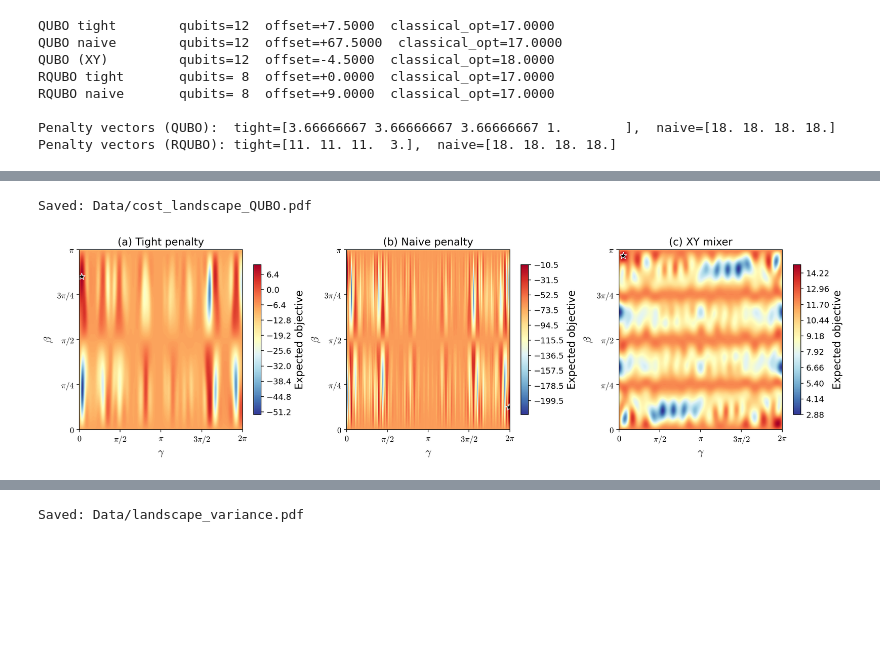
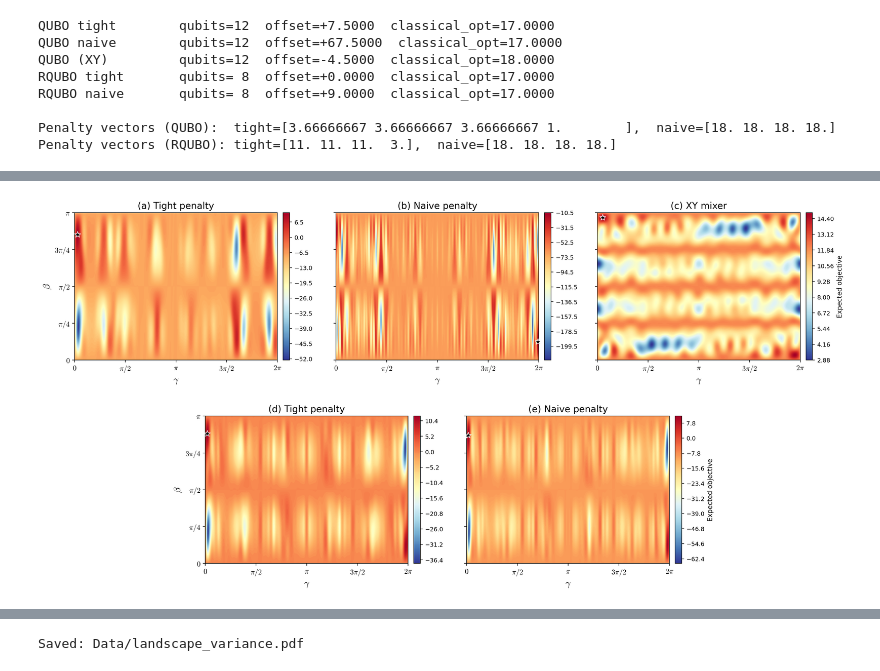
Before and after one commit to AdrianHarkness/Max_K_Cut, a Jupyter notebook: notebooks/experiments/cost_landscape.ipynb, the cells around one changed output, grey strips where cells are left out. Cells and saved outputs as stored; diff of their text form; code cells hidden in the pictures; blank space fills up the shorter version.

```diff
--- a/notebooks/experiments/cost_landscape.ipynb
+++ b/notebooks/experiments/cost_landscape.ipynb
@@ -2,6 +2,7 @@
 # --- Path setup ---
 import sys
 import os
+import pickle
 import warnings
 from pathlib import Path
 
@@ -43,12 +44,15 @@ from max_k_cut import (
     tight_rqubo_penalty, naive_rqubo_penalty,
     create_dicke_initial_state, create_ring_xy_mixer,
     plot_graph,
+    feasibility_mask_from_qp,
 )
 
 warnings.filterwarnings("ignore", category=DeprecationWarning)
 
 DATA_DIR = "Data"
 os.makedirs(DATA_DIR, exist_ok=True)
+LANDSCAPE_CACHE = os.path.join(DATA_DIR, "cost_landscape_cache.pkl")
 print("Data directory:", os.path.abspath(DATA_DIR))
+print("Landscape cache:", os.path.abspath(LANDSCAPE_CACHE))
 # %% [output]
 Data directory: /Users/hark469/Projects/max-k-cut/Max_K_Cut/notebooks/experiments/Data
@@ -59,8 +64,12 @@ GRID_RES = 1000                 # resolution per axis (100 × 100 grid)
 GAMMA_RANGE = (0, 2 * np.pi)  # phase-separation parameter range
 BETA_RANGE  = (0, np.pi)      # mixer parameter range
 
-CONTOUR_LEVELS = 200            # number of contour levels in filled plots
+CONTOUR_LEVELS = 150            # number of contour levels in filled plots
 CMAP = "RdYlBu_r"             # diverging colormap: red (high) to blue (low)
+
+# CVaR landscapes: alpha = probability mass on best outcomes (max objective); 1 => expectation
+CVAR_ALPHA = 0.25
+FORCE_RECOMPUTE_CVAR = False  # set True to ignore CVaR cache
 # %%
 # ── Graph construction ──
 # 4-node weighted graph: outer triangle (weight M) + spokes to u~ (weight alpha)
@@ -256,34 +493,74 @@ QUBO (XY)         optimum at (γ=0.170, β=3.035)  value=14.8585  (classical=18.
 # %%
-# ── Figure 1: QUBO landscapes (tight penalty | naive penalty | XY mixer) ──
+# ── QUBO and RQUBO landscapes (two rows: 3 QUBO panels, 2 centered RQUBO panels) ──
 qubo_labels = ["QUBO tight", "QUBO naive", "QUBO (XY)"]
-panel_titles = ["(a) Tight penalty", "(b) Naive penalty", "(c) XY mixer"]
-
-fig, axes = plt.subplots(1, 3, figsize=(15, 4.2), constrained_layout=True)
+qubo_titles = ["(a) Tight penalty", "(b) Naive penalty", "(c) XY mixer"]
+rqubo_labels = ["RQUBO tight", "RQUBO naive"]
+rqubo_titles = ["(d) Tight penalty", "(e) Naive penalty"]
+all_plot_labels = qubo_labels + rqubo_labels
 
 GAMMA, BETA = np.meshgrid(gamma_vals, beta_vals)
 
-for ax, label, title in zip(axes, qubo_labels, panel_titles):
+from mpl_toolkits.axes_grid1 import make_axes_locatable
+
+fig = plt.figure(figsize=(17, 8.8))
+gs = fig.add_gridspec(
+    2, 6,
+    wspace=0.55,
+    hspace=0.38,
+    left=0.065,
+    right=0.98,
+    top=0.93,
+    bottom=0.09,
+)
+axes = (
+    fig.add_subplot(gs[0, 0:2]),
+    fig.add_subplot(gs[0, 2:4]),
+    fig.add_subplot(gs[0, 4:6]),
+    fig.add_subplot(gs[1, 1:3]),
+    fig.add_subplot(gs[1, 3:5]),
+)
+
+for j, (ax, label, title) in enumerate(zip(axes, all_plot_labels, qubo_titles + rqubo_titles)):
     land = landscapes[label]
     cf = ax.contourf(GAMMA, BETA, land, levels=CONTOUR_LEVELS, cmap=CMAP)
-    cbar = fig.colorbar(cf, ax=ax, fraction=0.046, pad=0.04)
-    cbar.set_label("Expected objective")
+
+    divider = make_axes_locatable(ax)
+    cax = divider.append_axes("right", size="3.2%", pad=0.12)
+    cbar = fig.colorbar(cf, cax=cax)
+    cbar.ax.tick_params(labelsize=9)
+    if j in (2, 4):
+        cbar.set_label("Expected objective", fontsize=10)
 
     gopt, bopt, _ = optima[label]
-    ax.plot(gopt, bopt, marker="*", color="black", markersize=10, markeredgecolor="white",
-            markeredgewidth=0.8)
+    ax.plot(
+        gopt,
+        bopt,
+        marker="*",
+        color="black",
+        markersize=10,
+        markeredgecolor="white",
+        markeredgewidth=0.8,
+        clip_on=False,
+        zorder=5,
+    )
 
     ax.set_xlabel(r"$\gamma$")
-    ax.set_ylabel(r"$\beta$")
     ax.set_title(title)
     ax.set_xticks([0, np.pi / 2, np.pi, 3 * np.pi / 2, 2 * np.pi])
     ax.set_xticklabels([r"$0$", r"$\pi/2$", r"$\pi$", r"$3\pi/2$", r"$2\pi$"])
     ax.set_yticks([0, np.pi / 4, np.pi / 2, 3 * np.pi / 4, np.pi])
     ax.set_yticklabels([r"$0$", r"$\pi/4$", r"$\pi/2$", r"$3\pi/4$", r"$\pi$"])
+    ax.margins(x=0.03, y=0.03)
 
-qubo_pdf = os.path.join(DATA_DIR, "cost_landscape_QUBO.pdf")
-fig.savefig(qubo_pdf, bbox_inches="tight")
-print("Saved:", qubo_pdf)
+# Y-axis label only on left column of each row (avoids clash with neighbour panels).
+axes[0].set_ylabel(r"$\beta$")
+axes[3].set_ylabel(r"$\beta$")
+for ax in (axes[1], axes[2], axes[4]):
+    ax.tick_params(axis="y", labelleft=False)
+
+combined_pdf = os.path.join(DATA_DIR, "cost_landscape_combined.pdf")
+#fig.savefig(combined_pdf, bbox_inches="tight")
+#print("Saved:", combined_pdf)
 plt.show()
 # %% [output]
-Saved: Data/cost_landscape_QUBO.pdf
-[figure, old version]
+[figure, new version]
```
Also changed, not shown: parts of 7 cells of this notebook, 22 other files.
